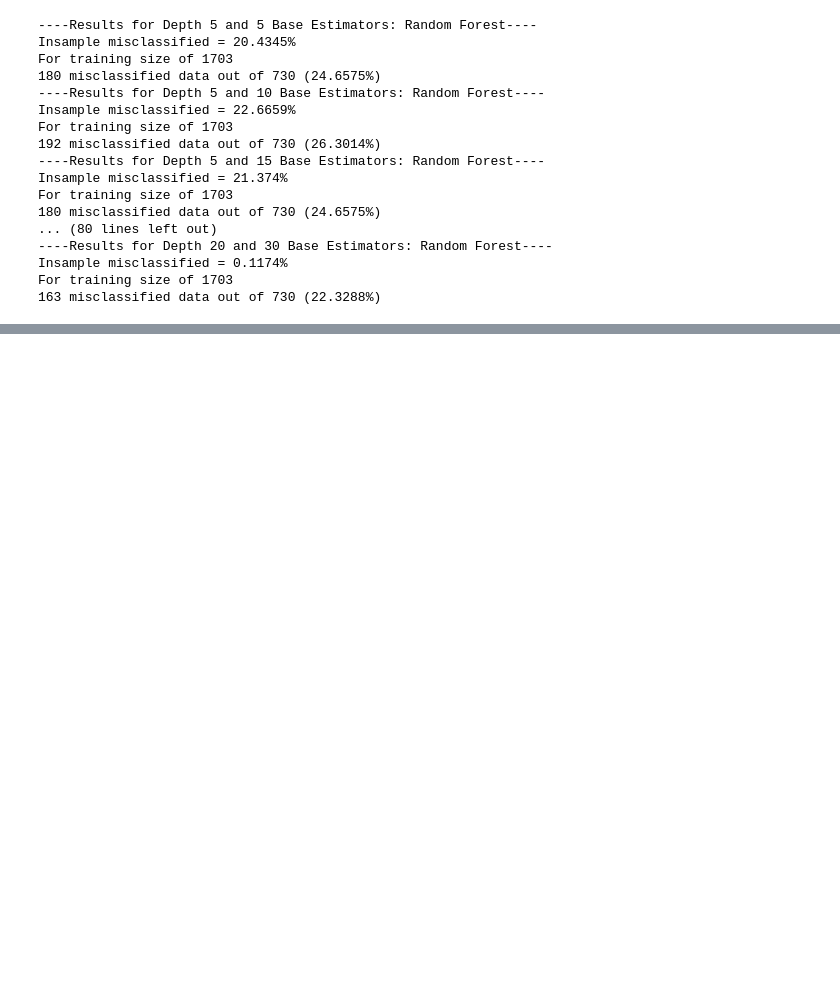
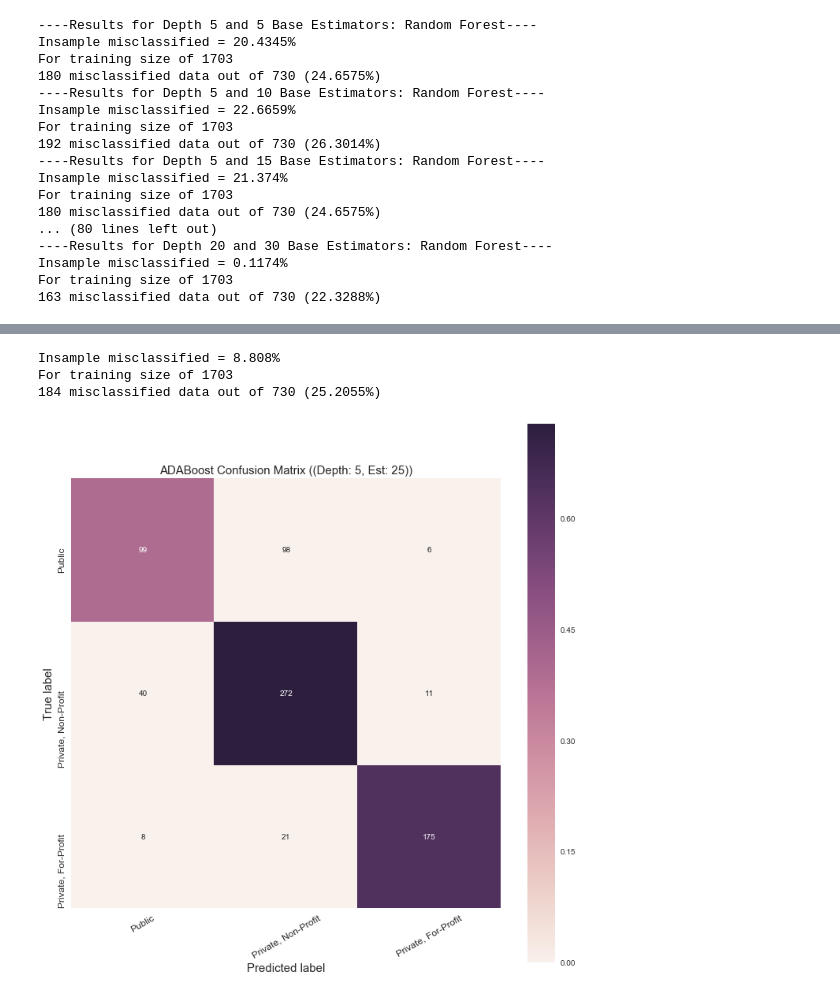
Before and after one commit to michellemho/machine_learning_for_cities, a Jupyter notebook: Assignment3/HW3.ipynb, the cells around one changed output, grey strips where cells are left out. Cells and saved outputs as stored; diff of their text form; code cells hidden in the pictures; blank space fills up the shorter version.

```diff
--- a/Assignment3/HW3.ipynb
+++ b/Assignment3/HW3.ipynb
@@ -584,0 +595,8 @@ For training size of 1703
+# %%
+in_error, out_error = classifier(X_train, Y_train, X_test, Y_test, 5, conf_m = True,
+                                extra_classifier = AdaBoostClassifier, title = 'ADABoost Confusion Matrix ((Depth: 5, Est: 25))', n_estimators = 25)
+# %% [output]
+Insample misclassified = 8.808%
+For training size of 1703
+184 misclassified data out of 730 (25.2055%)
+[figure, added]
```
Also changed, not shown: parts of 16 cells of this notebook.
